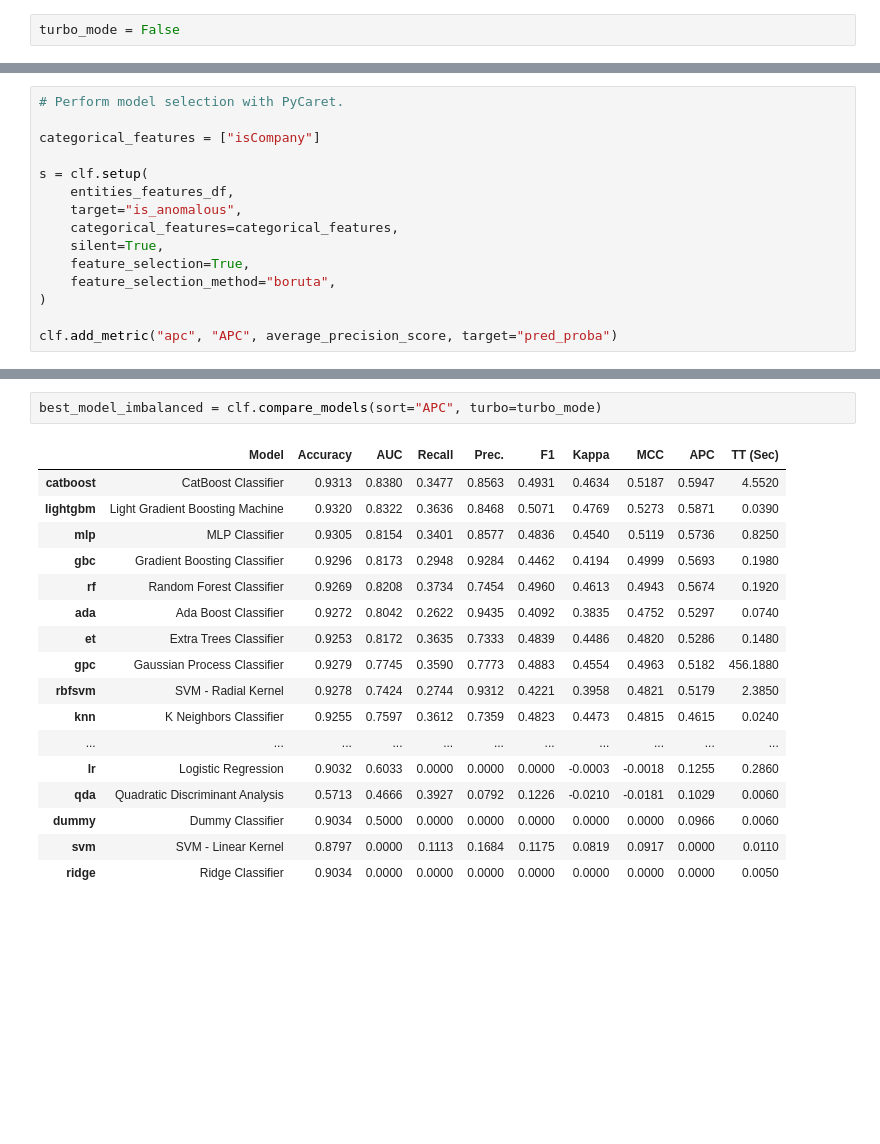
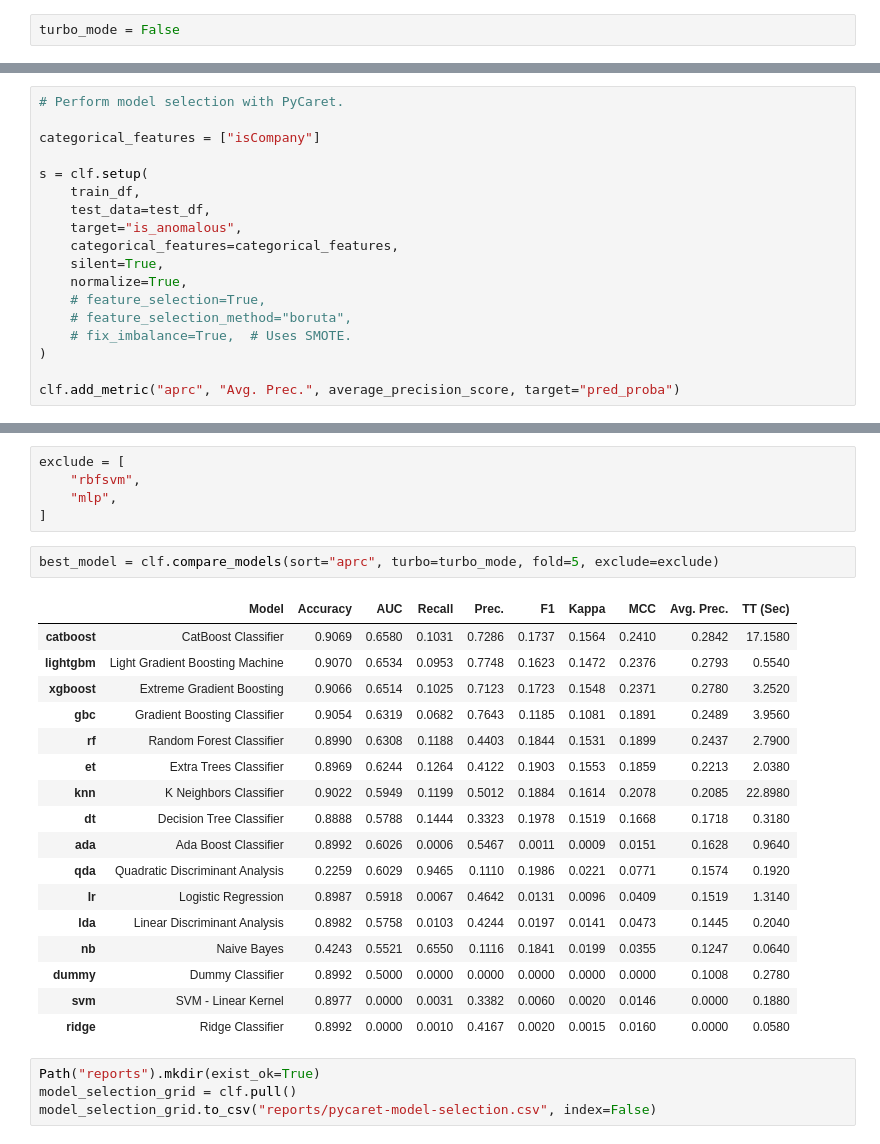
Before and after one commit to domvwt/msc-thesis, a Jupyter notebook: notebooks/12-model-selection-pycaret-imbalanced.ipynb, the cells around one changed output, grey strips where cells are left out. Drawn from its saved outputs; the diff is of its cells as text; blank space fills up the shorter version.

```diff
--- a/notebooks/12-model-selection-pycaret-imbalanced.ipynb
+++ b/notebooks/12-model-selection-pycaret-imbalanced.ipynb
@@ -64,14 +106,17 @@ balanced_sample_df = balanced_sample(entities_features_df)
 categorical_features = ["isCompany"]
 
 s = clf.setup(
-    entities_features_df,
+    train_df,
+    test_data=test_df,
     target="is_anomalous",
     categorical_features=categorical_features,
     silent=True,
-    feature_selection=True,
-    feature_selection_method="boruta",
+    normalize=True,
+    # feature_selection=True,
+    # feature_selection_method="boruta",
+    # fix_imbalance=True,  # Uses SMOTE.
 )
 
-clf.add_metric("apc", "APC", average_precision_score, target="pred_proba")
+clf.add_metric("aprc", "Avg. Prec.", average_precision_score, target="pred_proba")
 # %% [output]
 |  | Description | Value |
@@ -104,20 +149,29 @@ Name: apc, dtype: object
+# %%
+exclude = [
+    "rbfsvm",
+    "mlp",
+]
 # %%
-best_model_imbalanced = clf.compare_models(sort="APC", turbo=turbo_mode)
+best_model = clf.compare_models(sort="aprc", turbo=turbo_mode, fold=5, exclude=exclude)
 # %% [output]
-|  | Model | Accuracy | AUC | Recall | Prec. | F1 | Kappa | MCC | APC | TT (Sec) |
-| catboost | CatBoost Classifier | 0.9313 | 0.8380 | 0.3477 | 0.8563 | 0.4931 | 0.4634 | 0.5187 | 0.5947 | 4.5520 |
-| lightgbm | Light Gradient Boosting Machine | 0.9320 | 0.8322 | 0.3636 | 0.8468 | 0.5071 | 0.4769 | 0.5273 | 0.5871 | 0.0390 |
-| mlp | MLP Classifier | 0.9305 | 0.8154 | 0.3401 | 0.8577 | 0.4836 | 0.4540 | 0.5119 | 0.5736 | 0.8250 |
-| gbc | Gradient Boosting Classifier | 0.9296 | 0.8173 | 0.2948 | 0.9284 | 0.4462 | 0.4194 | 0.4999 | 0.5693 | 0.1980 |
-| rf | Random Forest Classifier | 0.9269 | 0.8208 | 0.3734 | 0.7454 | 0.4960 | 0.4613 | 0.4943 | 0.5674 | 0.1920 |
-| ada | Ada Boost Classifier | 0.9272 | 0.8042 | 0.2622 | 0.9435 | 0.4092 | 0.3835 | 0.4752 | 0.5297 | 0.0740 |
-| et | Extra Trees Classifier | 0.9253 | 0.8172 | 0.3635 | 0.7333 | 0.4839 | 0.4486 | 0.4820 | 0.5286 | 0.1480 |
-| gpc | Gaussian Process Classifier | 0.9279 | 0.7745 | 0.3590 | 0.7773 | 0.4883 | 0.4554 | 0.4963 | 0.5182 | 456.1880 |
-| rbfsvm | SVM - Radial Kernel | 0.9278 | 0.7424 | 0.2744 | 0.9312 | 0.4221 | 0.3958 | 0.4821 | 0.5179 | 2.3850 |
-| knn | K Neighbors Classifier | 0.9255 | 0.7597 | 0.3612 | 0.7359 | 0.4823 | 0.4473 | 0.4815 | 0.4615 | 0.0240 |
-| ... | ... | ... | ... | ... | ... | ... | ... | ... | ... | ... |
-| lr | Logistic Regression | 0.9032 | 0.6033 | 0.0000 | 0.0000 | 0.0000 | -0.0003 | -0.0018 | 0.1255 | 0.2860 |
-| qda | Quadratic Discriminant Analysis | 0.5713 | 0.4666 | 0.3927 | 0.0792 | 0.1226 | -0.0210 | -0.0181 | 0.1029 | 0.0060 |
-| dummy | Dummy Classifier | 0.9034 | 0.5000 | 0.0000 | 0.0000 | 0.0000 | 0.0000 | 0.0000 | 0.0966 | 0.0060 |
-| svm | SVM - Linear Kernel | 0.8797 | 0.0000 | 0.1113 | 0.1684 | 0.1175 | 0.0819 | 0.0917 | 0.0000 | 0.0110 |
-| ridge | Ridge Classifier | 0.9034 | 0.0000 | 0.0000 | 0.0000 | 0.0000 | 0.0000 | 0.0000 | 0.0000 | 0.0050 |
+|  | Model | Accuracy | AUC | Recall | Prec. | F1 | Kappa | MCC | Avg. Prec. | TT (Sec) |
+| catboost | CatBoost Classifier | 0.9069 | 0.6580 | 0.1031 | 0.7286 | 0.1737 | 0.1564 | 0.2410 | 0.2842 | 17.1580 |
+| lightgbm | Light Gradient Boosting Machine | 0.9070 | 0.6534 | 0.0953 | 0.7748 | 0.1623 | 0.1472 | 0.2376 | 0.2793 | 0.5540 |
+| xgboost | Extreme Gradient Boosting | 0.9066 | 0.6514 | 0.1025 | 0.7123 | 0.1723 | 0.1548 | 0.2371 | 0.2780 | 3.2520 |
+| gbc | Gradient Boosting Classifier | 0.9054 | 0.6319 | 0.0682 | 0.7643 | 0.1185 | 0.1081 | 0.1891 | 0.2489 | 3.9560 |
+| rf | Random Forest Classifier | 0.8990 | 0.6308 | 0.1188 | 0.4403 | 0.1844 | 0.1531 | 0.1899 | 0.2437 | 2.7900 |
+| et | Extra Trees Classifier | 0.8969 | 0.6244 | 0.1264 | 0.4122 | 0.1903 | 0.1553 | 0.1859 | 0.2213 | 2.0380 |
+| knn | K Neighbors Classifier | 0.9022 | 0.5949 | 0.1199 | 0.5012 | 0.1884 | 0.1614 | 0.2078 | 0.2085 | 22.8980 |
+| dt | Decision Tree Classifier | 0.8888 | 0.5788 | 0.1444 | 0.3323 | 0.1978 | 0.1519 | 0.1668 | 0.1718 | 0.3180 |
+| ada | Ada Boost Classifier | 0.8992 | 0.6026 | 0.0006 | 0.5467 | 0.0011 | 0.0009 | 0.0151 | 0.1628 | 0.9640 |
+| qda | Quadratic Discriminant Analysis | 0.2259 | 0.6029 | 0.9465 | 0.1110 | 0.1986 | 0.0221 | 0.0771 | 0.1574 | 0.1920 |
+| lr | Logistic Regression | 0.8987 | 0.5918 | 0.0067 | 0.4642 | 0.0131 | 0.0096 | 0.0409 | 0.1519 | 1.3140 |
+| lda | Linear Discriminant Analysis | 0.8982 | 0.5758 | 0.0103 | 0.4244 | 0.0197 | 0.0141 | 0.0473 | 0.1445 | 0.2040 |
+| nb | Naive Bayes | 0.4243 | 0.5521 | 0.6550 | 0.1116 | 0.1841 | 0.0199 | 0.0355 | 0.1247 | 0.0640 |
+| dummy | Dummy Classifier | 0.8992 | 0.5000 | 0.0000 | 0.0000 | 0.0000 | 0.0000 | 0.0000 | 0.1008 | 0.2780 |
+| svm | SVM - Linear Kernel | 0.8977 | 0.0000 | 0.0031 | 0.3382 | 0.0060 | 0.0020 | 0.0146 | 0.0000 | 0.1880 |
+| ridge | Ridge Classifier | 0.8992 | 0.0000 | 0.0010 | 0.4167 | 0.0020 | 0.0015 | 0.0160 | 0.0000 | 0.0580 |
+# %%
+Path("reports").mkdir(exist_ok=True)
+model_selection_grid = clf.pull()
+model_selection_grid.to_csv("reports/pycaret-model-selection.csv", index=False)
```
Also changed, not shown: parts of 16 cells of this notebook, 12 other files.
